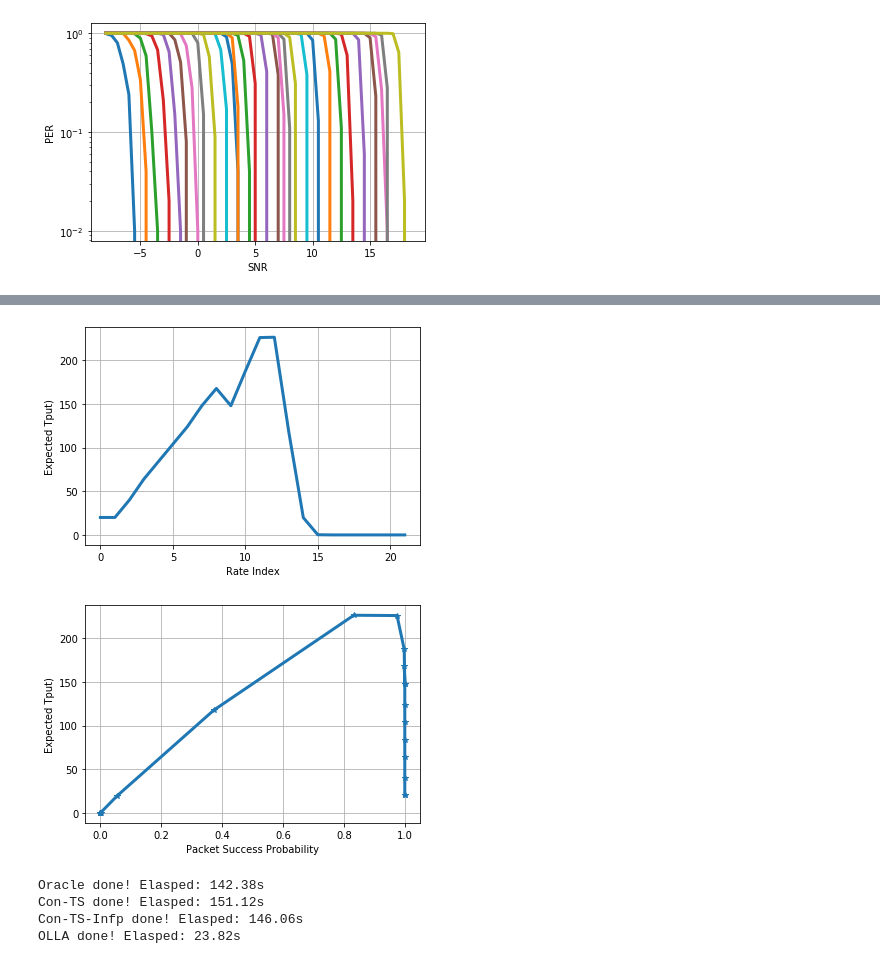
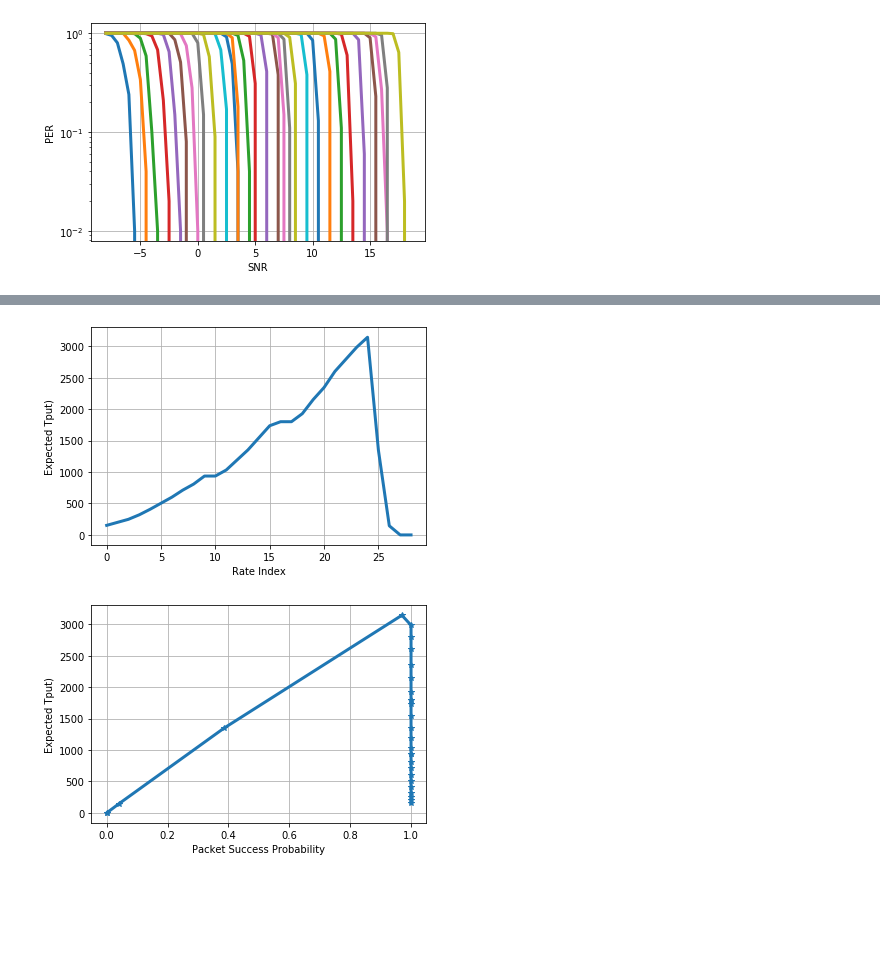
Before and after one commit to vidits-kth/bayesla-link-adaptation, a Jupyter notebook: Con_TS_OLLA.ipynb, the cells around one changed output, grey strips where cells are left out. Drawn from its saved outputs; the diff is of its cells as text; code cells hidden in the pictures; blank space fills up the shorter version.

```diff
--- a/Con_TS_OLLA.ipynb
+++ b/Con_TS_OLLA.ipynb
@@ -251,22 +195,25 @@ plt.plot(olla_rate_indices[:])
 # %%
-expected_tputs = [ (1-per) * psize for per, psize in zip( packet_error_probabilities[100,:], packet_sizes )]
+from source import determine_per_at_sinr
+
+packet_error_probabilities = determine_per_at_sinr( 15, awgn_data)
+expected_tputs = [ (1-per) * psize for per, psize in zip( packet_error_probabilities, packet_sizes )]
 
 plt.figure()
 plt.grid(True)
 plt.plot(expected_tputs)
 
 plt.xlabel('Rate Index')
 plt.ylabel('Expected Tput)')
 plt.show()
 # %% [output]
-[figure, old version]
+[figure, new version]
 # %%
 plt.figure()
 plt.grid(True)
-plt.plot(1.0 - packet_error_probabilities[100,:], expected_tputs, '-*')
+plt.plot(1.0 - packet_error_probabilities, expected_tputs, '-*')
 
 plt.xlabel('Packet Success Probability')
 plt.ylabel('Expected Tput)')
 plt.show()
 # %% [output]
-[figure, old version]
+[figure, new version]
@@ -306,68 +219,0 @@ def play(policy, T, N, play_result, packet_sizes, name):
-# %%
-T = 1000
-N = 48
-
-# Generate all events in advance
-np.random.seed(42)
-env = Environment( packet_error_ratios )
-
-#play_result = [[[env.pull(rate_index, t) for rate_index in range(nrof_rates)] for t in range(T)] for _ in range(N)]
-
-true_per, cqi = simluate_rayleigh_fading_channel( nrof_samples,
-                                                  avg_snr_dB,
-                                                  awgn_data,
-                                                  packet_sizes,
-                                                  norm_doppler = 0.01,
-                                                  seed = 9999 ):
-
-oracle_avg_success, oracle_avg_reward = play( OracleConstrainedBandit(nrof_rates,
-                                                                      packet_sizes,
-                                                                      target_per,
-                                                                      env_instance=env),
-                                              T,
-                                              N,
-                                              play_result,
-                                              packet_sizes,
-                                              'Oracle' )
-
-con_ts_avg_success, con_ts_avg_reward = play( ThompsonSamplingBandit(nrof_rates,
-                                                                     packet_sizes,
-                                                                     target_per),
-                                        T,
-                                        N,
-                                        play_result,
-                                        packet_sizes,
-                                        'Con-TS' )
-
-# Informed Priors
-cqi = max(np.argwhere(packet_error_ratios <= 0.1))[0]
-estimated_sinr = estimate_sinr_from_cqi(cqi, awgn_data)
-est_per = determine_per_at_sinr(estimated_sinr, awgn_data)
-prior = [(1.0 - b) for b in est_per]
-
-con_ts_infp_avg_success, con_ts_infp_avg_reward = play( ThompsonSamplingBandit(nrof_rates,
-                                                                               packet_sizes,
-                                                                               target_per,
-                                                                               prior_success_mean=prior),
-                                              T,
-                                              N,
-                                              play_result,
-                                              packet_sizes,
-                                              'Con-TS-Infp' )
-
-# Outer Loop Link Adaptation
-olla_avg_success, olla_avg_reward = play( OuterLoopLinkAdaptation( nrof_rates,
-                                                                   packet_sizes,
-                                                                   awgn_data,
-                                                                   target_per,
-                                                                   cqi=cqi),
-                                                      T,
-                                                      N,
-                                                      play_result,
-                                                      packet_sizes,
-                                                      'OLLA' )
-# %% [output]
-Oracle done! Elasped: 142.38s
-Con-TS done! Elasped: 151.12s
-Con-TS-Infp done! Elasped: 146.06s
-OLLA done! Elasped: 23.82s
```
Also changed, not shown: parts of 21 cells of this notebook, 1 other file.
